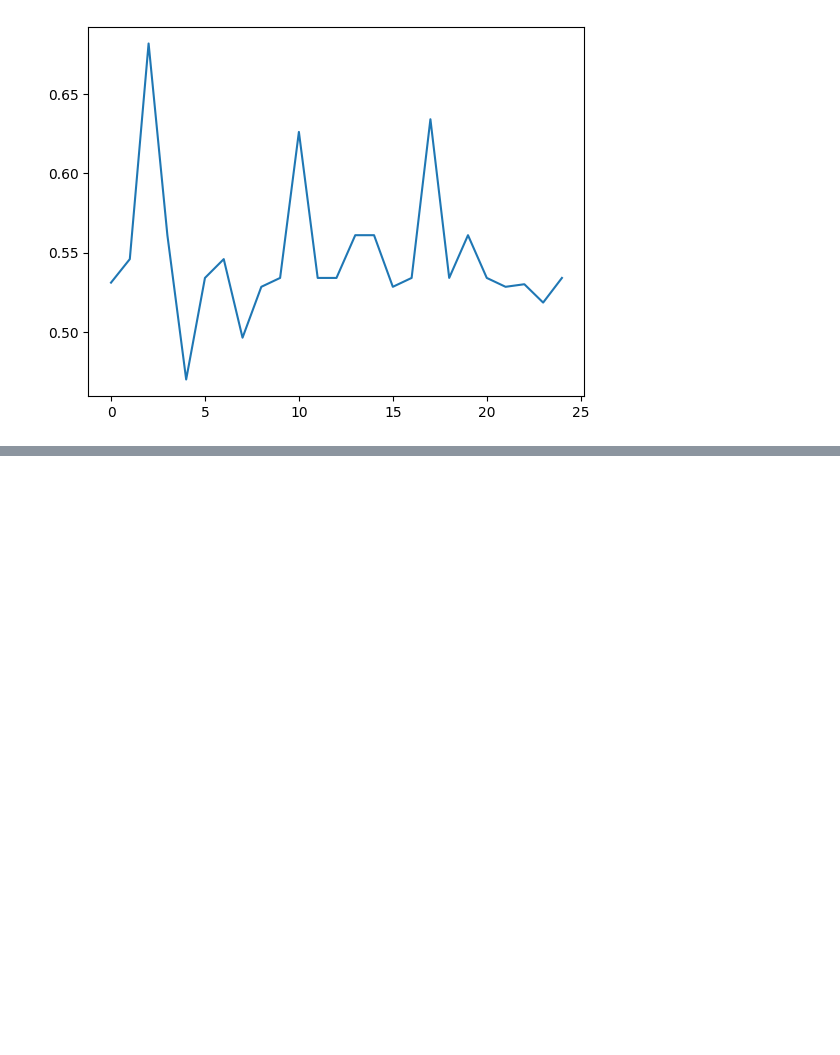
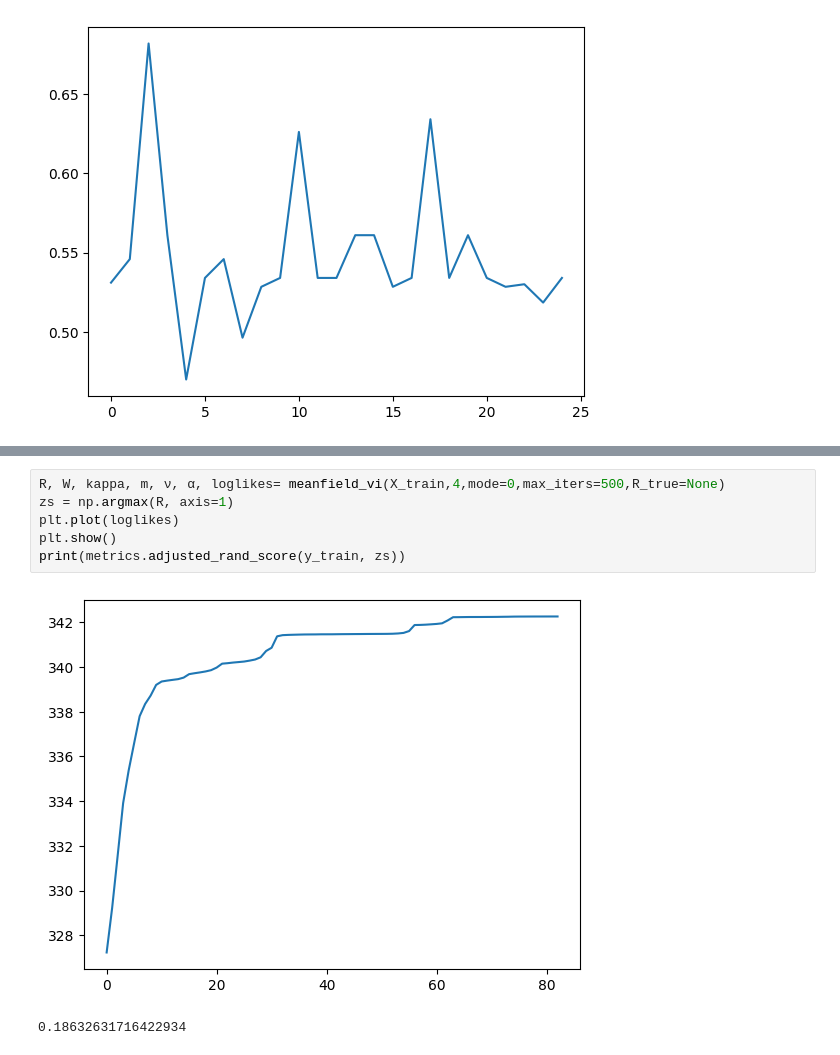
Before and after one commit to jimmyjz1127/bayesian-mixture-model-missing-data, a Jupyter notebook: Week6/GMMVI_MeanField.ipynb, the cells around one changed output, grey strips where cells are left out. Drawn from its saved outputs; the diff is of its cells as text; blank space fills up the shorter version.

```diff
--- a/Week6/GMMVI_MeanField.ipynb
+++ b/Week6/GMMVI_MeanField.ipynb
@@ -759,0 +767,9 @@ plot_clusters(X_train,y_train,5,m,title="Learned Prior Means")
+# %%
+R, W, kappa, m, ν, α, loglikes= meanfield_vi(X_train,4,mode=0,max_iters=500,R_true=None)
+zs = np.argmax(R, axis=1)
+plt.plot(loglikes)
+plt.show()
+print(metrics.adjusted_rand_score(y_train, zs))
+# %% [output]
+[figure, added]
+0.18632631716422934
```
Also changed, not shown: parts of 3 cells of this notebook, 5 other files.
